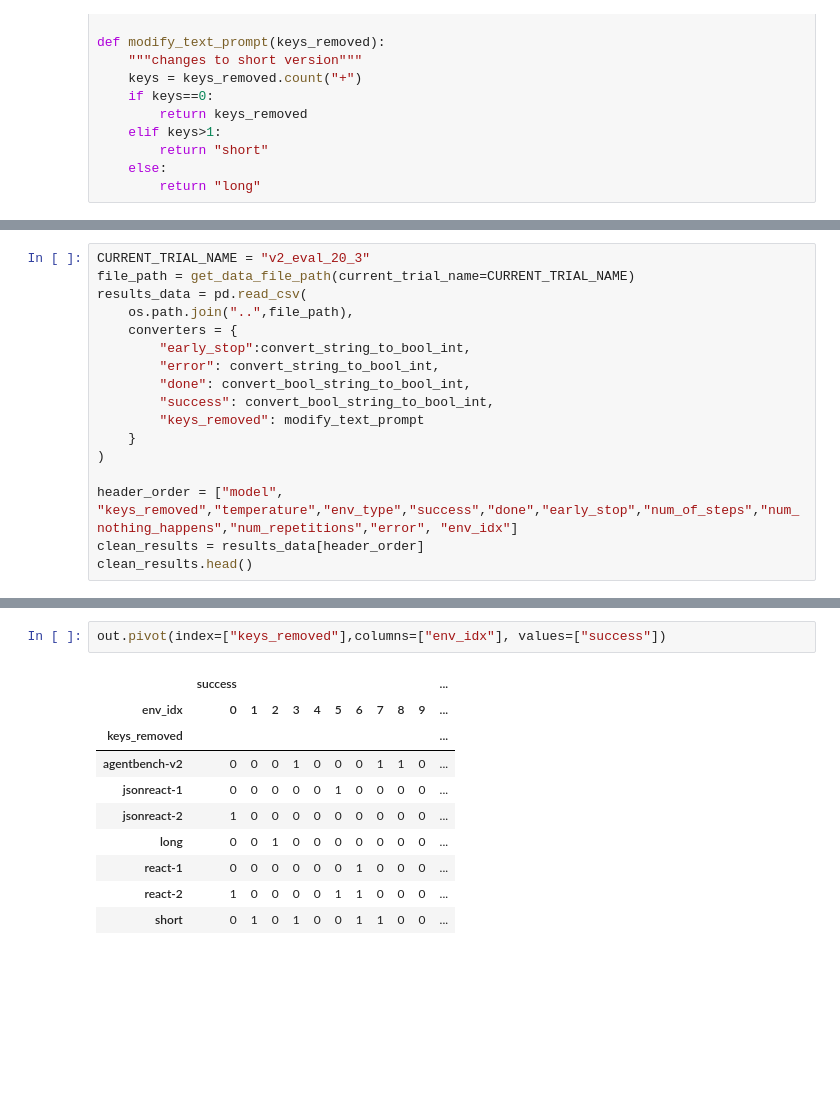
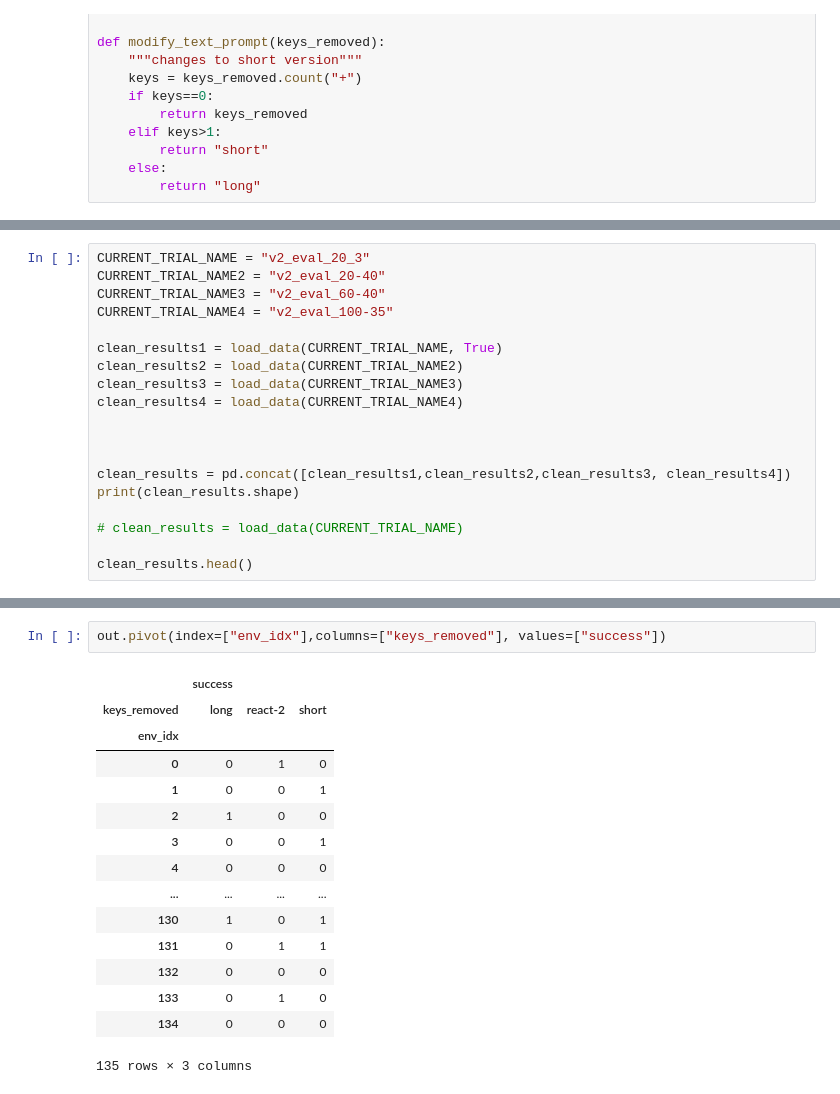
Before and after one commit to ai-nikolai/LLamp, a Jupyter notebook: playgrounds/analysis_alfworld_eval_notebook.ipynb, the cells around one changed output, grey strips where cells are left out. Cells and saved outputs as stored; diff of their text form; blank space fills up the shorter version.

Commit message:
Finished Eval on full set, starting next phase

```diff
--- a/playgrounds/analysis_alfworld_eval_notebook.ipynb
+++ b/playgrounds/analysis_alfworld_eval_notebook.ipynb
@@ -54,18 +77,20 @@ def modify_text_prompt(keys_removed):
 # %%
 CURRENT_TRIAL_NAME = "v2_eval_20_3"
-file_path = get_data_file_path(current_trial_name=CURRENT_TRIAL_NAME)
-results_data = pd.read_csv(
-    os.path.join("..",file_path),
-    converters = {
-        "early_stop":convert_string_to_bool_int,
-        "error": convert_string_to_bool_int,
-        "done": convert_bool_string_to_bool_int,
-        "success": convert_bool_string_to_bool_int,
-        "keys_removed": modify_text_prompt
-    }
-)
+CURRENT_TRIAL_NAME2 = "v2_eval_20-40"
+CURRENT_TRIAL_NAME3 = "v2_eval_60-40"
+CURRENT_TRIAL_NAME4 = "v2_eval_100-35"
 
-header_order = ["model", "keys_removed","temperature","env_type","success","done","early_stop","num_of_steps","num_nothing_happens","num_repetitions","error", "env_idx"]
-clean_results = results_data[header_order]
+clean_results1 = load_data(CURRENT_TRIAL_NAME, True)
+clean_results2 = load_data(CURRENT_TRIAL_NAME2)
+clean_results3 = load_data(CURRENT_TRIAL_NAME3)
+clean_results4 = load_data(CURRENT_TRIAL_NAME4)
+
+
+
+clean_results = pd.concat([clean_results1,clean_results2,clean_results3, clean_results4])
+print(clean_results.shape)
+
+# clean_results = load_data(CURRENT_TRIAL_NAME)
+
 clean_results.head()
 # %% [output]
@@ -177,13 +294,18 @@ x.head()
 # %%
-out.pivot(index=["keys_removed"],columns=["env_idx"], values=["success"])
+out.pivot(index=["env_idx"],columns=["keys_removed"], values=["success"])
 # %% [output]
-|  | success |  |  |  |  |  |  |  |  |  | ... |
-| env_idx | 0 | 1 | 2 | 3 | 4 | 5 | 6 | 7 | 8 | 9 | ... |
-| keys_removed |  |  |  |  |  |  |  |  |  |  | ... |
-| agentbench-v2 | 0 | 0 | 0 | 1 | 0 | 0 | 0 | 1 | 1 | 0 | ... |
-| jsonreact-1 | 0 | 0 | 0 | 0 | 0 | 1 | 0 | 0 | 0 | 0 | ... |
-| jsonreact-2 | 1 | 0 | 0 | 0 | 0 | 0 | 0 | 0 | 0 | 0 | ... |
-| long | 0 | 0 | 1 | 0 | 0 | 0 | 0 | 0 | 0 | 0 | ... |
-| react-1 | 0 | 0 | 0 | 0 | 0 | 0 | 1 | 0 | 0 | 0 | ... |
-| react-2 | 1 | 0 | 0 | 0 | 0 | 1 | 1 | 0 | 0 | 0 | ... |
-| short | 0 | 1 | 0 | 1 | 0 | 0 | 1 | 1 | 0 | 0 | ... |
+|  | success |  |  |
+| keys_removed | long | react-2 | short |
+| env_idx |  |  |  |
+| 0 | 0 | 1 | 0 |
+| 1 | 0 | 0 | 1 |
+| 2 | 1 | 0 | 0 |
+| 3 | 0 | 0 | 1 |
+| 4 | 0 | 0 | 0 |
+| ... | ... | ... | ... |
+| 130 | 1 | 0 | 1 |
+| 131 | 0 | 1 | 1 |
+| 132 | 0 | 0 | 0 |
+| 133 | 0 | 1 | 0 |
+| 134 | 0 | 0 | 0 |
+135 rows × 3 columns
```
Also changed, not shown: parts of 20 cells of this notebook, 3 other files.
